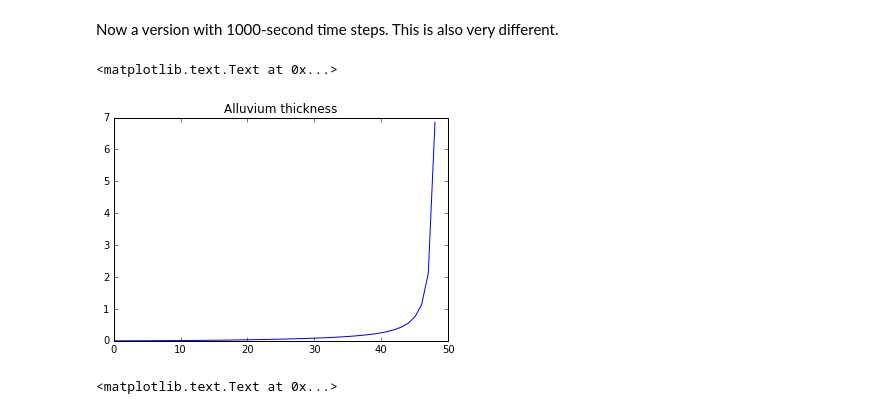
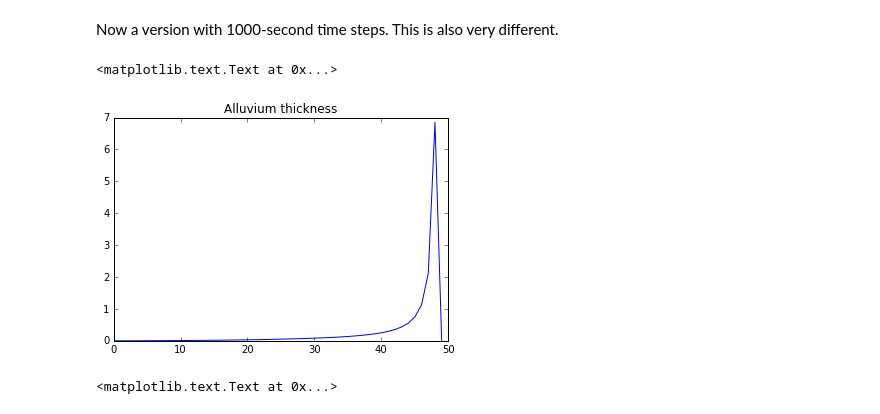
Before and after one commit to gregtucker/fluvial_erosion_theory, a Jupyter notebook: numerical_space_model_1d_timeloop.ipynb, the cells around one changed output. Drawn from its saved outputs; the diff is of its cells as text; code cells hidden in the pictures.

```diff
--- a/numerical_space_model_1d_timeloop.ipynb
+++ b/numerical_space_model_1d_timeloop.ipynb
@@ -227,11 +219,11 @@ for i in range(num_time_steps):
 
     z = R + H
 # %%
-plt.plot(H[:-1])
+plt.plot(H)
 plt.title('Alluvium thickness')
 # %% [output]
 <matplotlib.text.Text at 0x...>
-[figure, old version]
+[figure, new version]
 # %%
 plt.plot(z)
 plt.title('Bed elevation')
```
Also changed, not shown: parts of 9 cells of this notebook.
